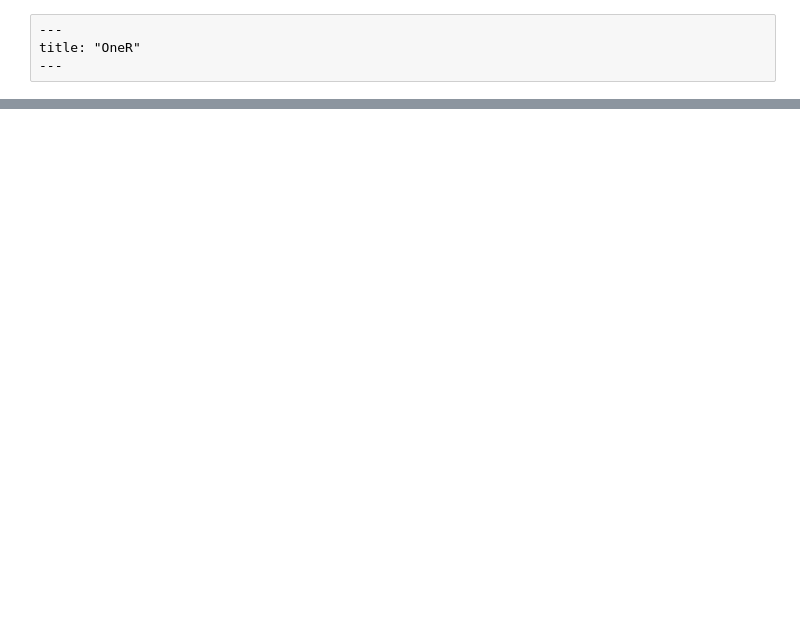
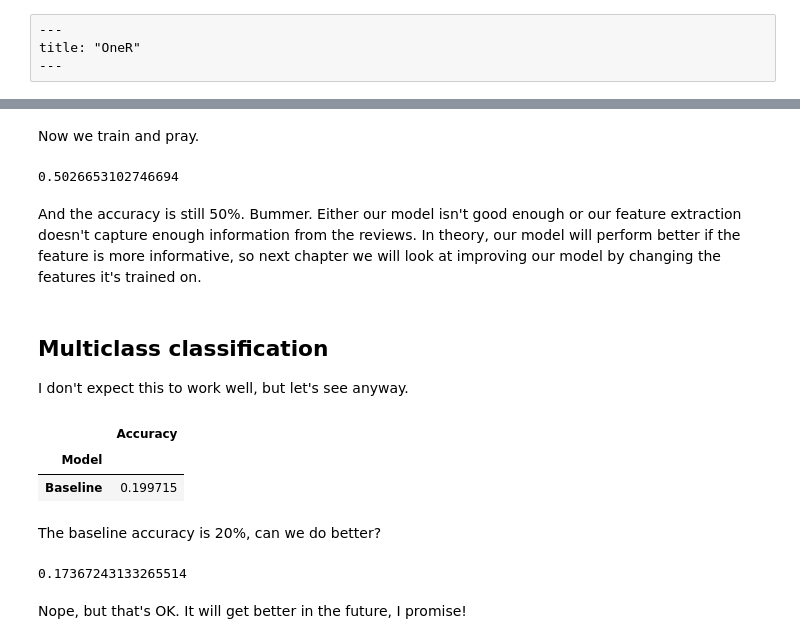
Before and after one commit to spenceforce/NLP-Simple-to-Spectacular, a Jupyter notebook: chapter/03_oner/oner.ipynb, the cells around one changed output, grey strips where cells are left out. Drawn from its saved outputs; the diff is of its cells as text; code cells hidden in the pictures; blank space fills up the shorter version.

Commit message:
feat: update chapter 3

```diff
--- a/chapter/03_oner/oner.ipynb
+++ b/chapter/03_oner/oner.ipynb
@@ -408,0 +211,37 @@ We know every review in the test data will have an unknown category, so the OneR
+# %% [markdown]
+Now we train and pray.
+# %%
+# Prepare the data for training again, including the new feature.
+features = ["length"]
+X = train_df[features]
+test_df["length"] = test_df["review"].str.len()
+X_test = test_df[features]
+
+# Train the model.
+oner = OneR().fit(X, y)
+oner.score(X_test, y_test)
+# %% [output]
+0.5026653102746694
+# %% [markdown]
+And the accuracy is still 50%. Bummer. Either our model isn't good enough or our feature extraction doesn't capture enough information from the reviews. In theory, our model will perform better if the feature is more informative, so next chapter we will look at improving our model by changing the features it's trained on.
+# %% [markdown]
+## Multiclass classification
+
+I don't expect this to work well, but let's see anyway.
+# %%
+#| echo: false
+from nlpbook import get_multiclass_results
+get_multiclass_results(["Baseline"])
+# %% [output]
+|  | Accuracy |
+| Model |  |
+| Baseline | 0.199715 |
+# %% [markdown]
+The baseline accuracy is 20%, can we do better?
+# %%
+oner = OneR().fit(X, train_df["rating"])
+oner.score(X_test, test_df["rating"])
+# %% [output]
+0.17367243133265514
+# %% [markdown]
+Nope, but that's OK. It will get better in the future, I promise!
```
Also changed, not shown: parts of 58 cells of this notebook.
